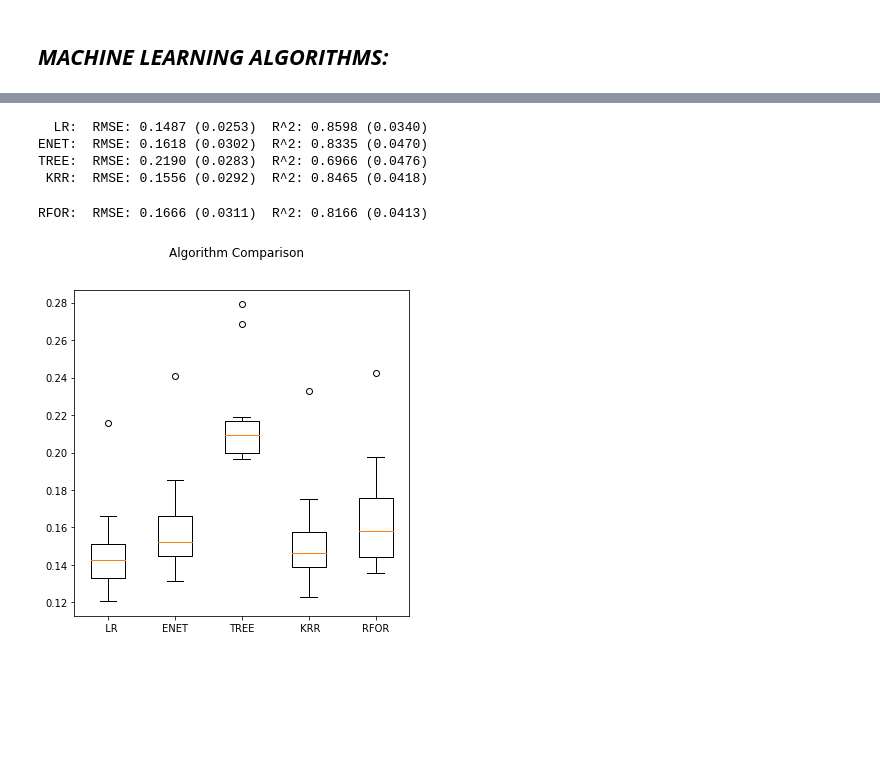
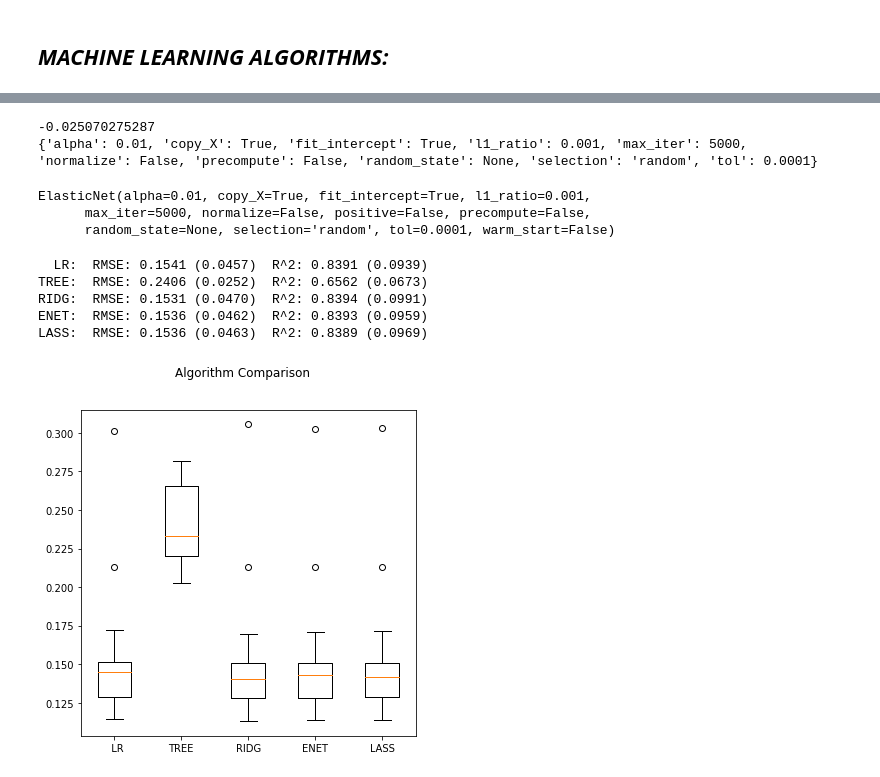
Before and after one commit to ariani86/Machine_Learning_Prohect, a Jupyter notebook: ML_ProjectCode.ipynb, the cells around one changed output, grey strips where cells are left out. Saved outputs shown, nothing was run; the diff lists cells and outputs as text; code cells hidden in the pictures; blank space fills up the shorter version.

Commit message:
Updated code with GridSearch & PCA

```diff
--- a/ML_ProjectCode.ipynb
+++ b/ML_ProjectCode.ipynb
@@ -351,12 +446,0 @@ a=75 l1=0.9 mean=40100.695439 std=(5814.603520)
-# %%
-krr = KernelRidge() #alpha=0.01, kernel='polynomial', degree=2, coef0=2.5
-
-alphas = [0.01, 0.05, 0.1, 0.3, 1, 3, 5, 10, 15, 30, 50, 75]
-for a in alphas:
-    model = KernelRidge(alpha=a)
-    r_sq = ms.cross_val_score(model, X, y, cv=10, scoring='r2')
-    rmse_score = np.sqrt((abs(ms.cross_val_score(model,X=x1_train, y=y1_train, cv=10,\
-                                              scoring='neg_mean_squared_error'))))
-#    results.append(rmse_score)
-    msg = "a=%s mean=%f std=(%f) r^2=%f" % (a, rmse_score.mean(), rmse_score.std(),r_sq.mean())
-    print(msg)
@@ -375,0 +586,5 @@ a=75 mean=33953.075176 std=(5751.743585) r^2=0.829607
+# %%
+from sklearn.decomposition import PCA
+X=X
+X = pd.get_dummies(X,drop_first=True,dummy_na=False) #dummy_na=True creates NA columns for category features w/ NA
+pca = PCA().fit(X)
@@ -375,0 +611,5 @@ a=75 mean=33953.075176 std=(5751.743585) r^2=0.829607
+# %%
+pca = PCA(n_components=50).fit(X)
+# %%
+pca.transform(X).shape
+p_x = pca.transform(X)
@@ -376,42 +649,66 @@ a=75 mean=33953.075176 std=(5751.743585) r^2=0.829607
+# %%
+#Grid Search for ElasticNet:
+
+EN_grid_param = {'alpha': [.01, .05, .1, 0.3, 1, 3, 5, 10, 15, 30, 50, 75], 'copy_X': [True], \
+              'l1_ratio': [.001, 0.01, 0.05, 0.1, 0.3, 0.5, 0.75, 0.9, 1], 'fit_intercept': [True], \
+              'normalize': [False],'precompute': [False], 'max_iter': [5000], 'tol': [0.0001], \
+              'selection': ['random'],'random_state': [None]}
+
+para_search = GridSearchCV(estimator=ElasticNet(), param_grid=EN_grid_param, scoring='neg_mean_squared_error', cv=10, \
+                           return_train_score=True)
+para_search = para_search.fit(p_x, y)
+print(para_search.best_score_)
+print(para_search.best_params_)
+para_search.best_estimator_
+# %% [output]
+-0.025070275287
+{'alpha': 0.01, 'copy_X': True, 'fit_intercept': True, 'l1_ratio': 0.001, 'max_iter': 5000, 'normalize': False, 'precompute': False, 'random_state': None, 'selection': 'random', 'tol': 0.0001}
+ElasticNet(alpha=0.01, copy_X=True, fit_intercept=True, l1_ratio=0.001,
+      max_iter=5000, normalize=False, positive=False, precompute=False,
+      random_state=None, selection='random', tol=0.0001, warm_start=False)
 # %%
-X=x1_train
-y=np.log(y1_train)
+X=p_x
+# y=np.log(y_train)
 
 #ElasticNet Model:
-enet = linear_model.ElasticNet(alpha = .01, l1_ratio = 0.9)
+enet = linear_model.ElasticNet(alpha = .01, l1_ratio = 0.001) #('ENET', enet),
 #Linear Regression:
 linear = linear_model.LinearRegression()
 #Decision Tree Regression:
 dtree = tree.DecisionTreeRegressor()
 #Kernel Ridge Regression:
-krr = KernelRidge(alpha=0.1) #alpha=0.6, kernel='polynomial', degree=2, coef0=2.5
-#Random Forest:
-rfor = RandomForestRegressor()#n_estimators=100, max_depth=10
+krr = KernelRidge(alpha=1)
+#Random Forest:  ('RFOR',rfor)
+rfor = RandomForestRegressor(max_depth=10)
+#Ridge Regression:
+ridg = linear_model.Ridge(alpha=38)
+#Lasso Regression
+lass = linear_model.Lasso(alpha=0.00035)
 
-models = [('  LR', linear),('ENET', enet),('TREE', dtree),(' KRR',krr),('RFOR',rfor)]
+models = [('  LR', linear),('TREE', dtree),('RIDG',ridg),('ENET',enet),('LASS',lass)]
 
 results = []
 names = []
 for name, model in models:
     r_sq = ms.cross_val_score(model, X, y, cv=10, scoring='r2')
-    rmse_score = np.sqrt((abs(ms.cross_val_score(model,X, y, cv=10, scoring='neg_mean_squared_error'))))
+    rmse_score = np.sqrt((abs(ms.cross_val_score(model,X, y, cv=15, scoring='neg_mean_squared_error'))))
     results.append(rmse_score)
     names.append(name)
     msg = "%s:  RMSE: %.4f (%.4f)  R^2: %.4f (%.4f)" %(name,rmse_score.mean(),rmse_score.std(),r_sq.mean(),r_sq.std())
     print(msg)
 
 # Compare Algorithms
 fig = plt.figure()
 fig.suptitle('Algorithm Comparison')
 ax = fig.add_subplot(111)
 plt.boxplot(results)
 ax.set_xticklabels(names)
 fig.set_size_inches(6,6)
 plt.show()
 # %% [output]
-  LR:  RMSE: 0.1487 (0.0253)  R^2: 0.8598 (0.0340)
-ENET:  RMSE: 0.1618 (0.0302)  R^2: 0.8335 (0.0470)
-TREE:  RMSE: 0.2190 (0.0283)  R^2: 0.6966 (0.0476)
- KRR:  RMSE: 0.1556 (0.0292)  R^2: 0.8465 (0.0418)
+  LR:  RMSE: 0.1541 (0.0457)  R^2: 0.8391 (0.0939)
+TREE:  RMSE: 0.2406 (0.0252)  R^2: 0.6562 (0.0673)
+RIDG:  RMSE: 0.1531 (0.0470)  R^2: 0.8394 (0.0991)
+ENET:  RMSE: 0.1536 (0.0462)  R^2: 0.8393 (0.0959)
+LASS:  RMSE: 0.1536 (0.0463)  R^2: 0.8389 (0.0969)
-RFOR:  RMSE: 0.1666 (0.0311)  R^2: 0.8166 (0.0413)
-[figure, old version]
+[figure, new version]
```
Also changed, not shown: parts of 44 cells of this notebook.
